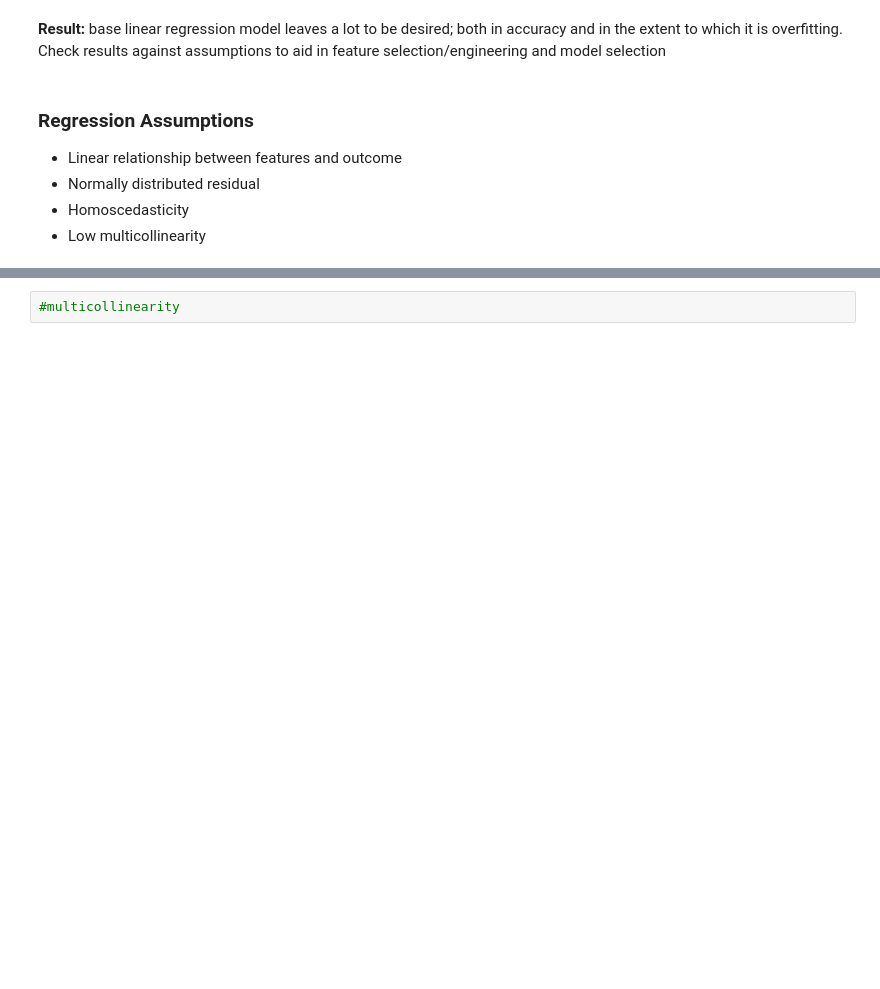
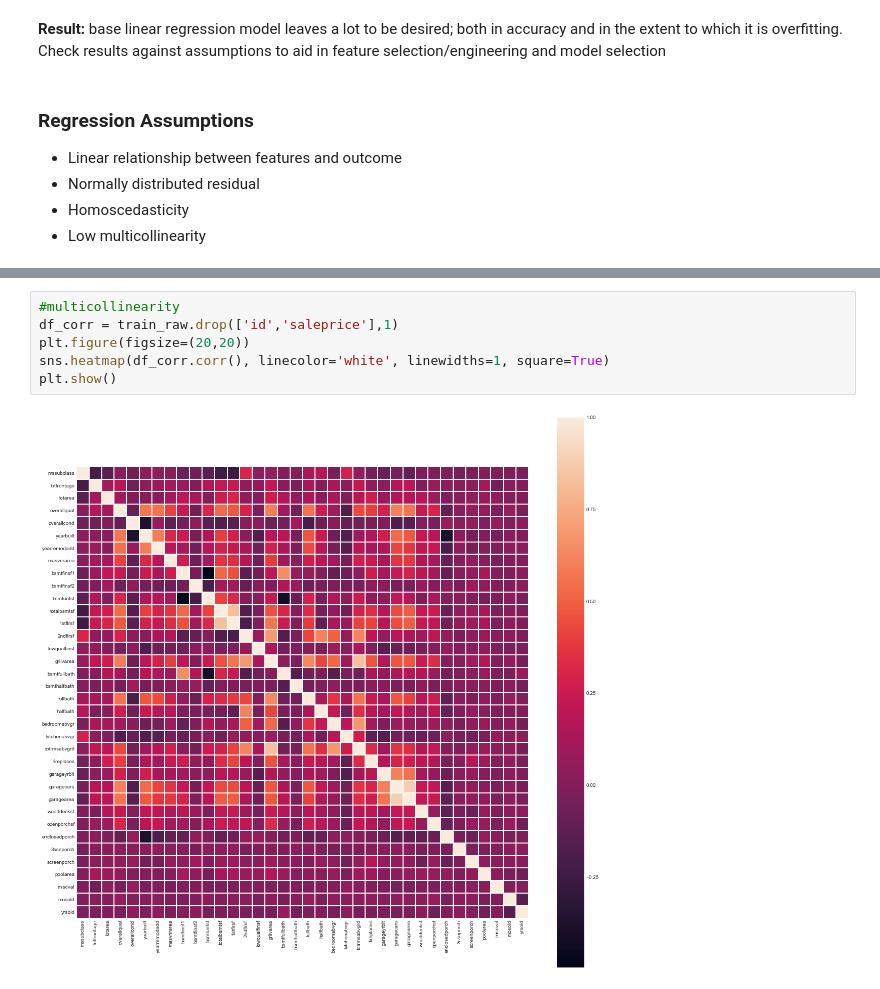
Before and after one commit to brianmcguckin/thinkful_unit_03_capstone, a Jupyter notebook: unit_03_capstone.ipynb, the cells around one changed output, grey strips where cells are left out. Cells and saved outputs as stored; diff of their text form; blank space fills up the shorter version.

```diff
--- a/unit_03_capstone.ipynb
+++ b/unit_03_capstone.ipynb
@@ -395,2 +399,8 @@ plt.show()
-# %%
-#multicollinearity
+# %%
+#multicollinearity
+df_corr = train_raw.drop(['id','saleprice'],1)
+plt.figure(figsize=(20,20))
+sns.heatmap(df_corr.corr(), linecolor='white', linewidths=1, square=True)
+plt.show()
+# %% [output]
+[figure, added]
```
Also changed, not shown: parts of 9 cells of this notebook, 2 other files.
